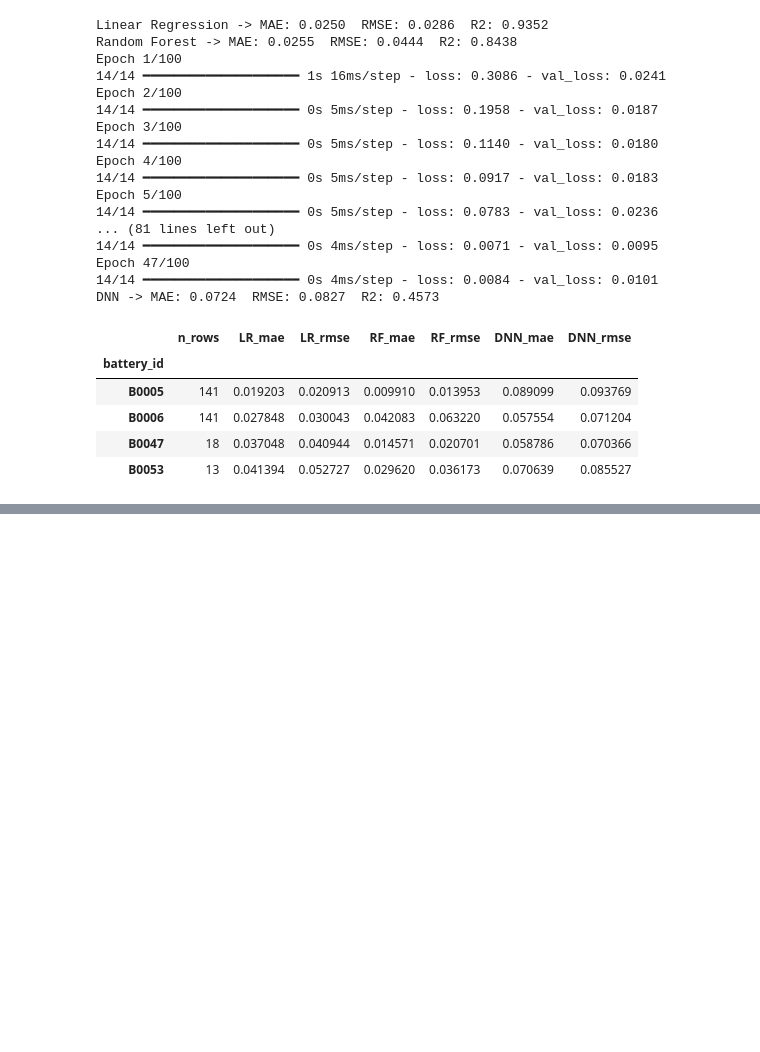
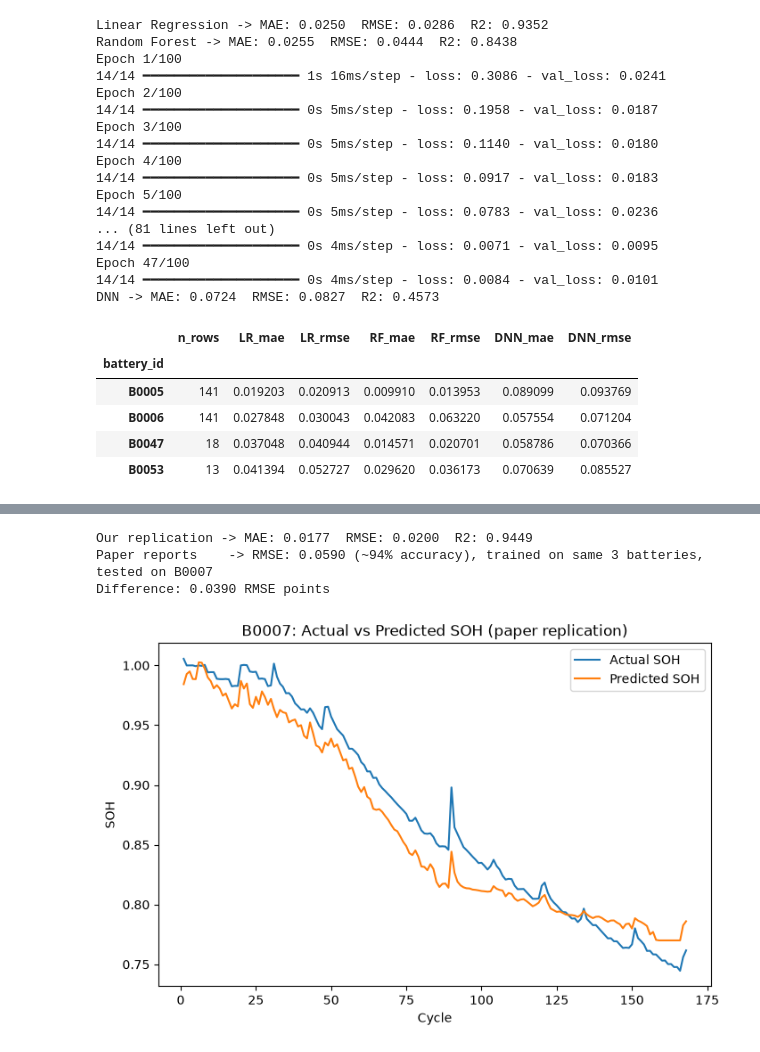
Before and after one commit to HarikeshopGCEK/BTECH_FINAL_YEAR_PROJECT, a Jupyter notebook: NASA Dataset/Model/SoH_Study/SoH_estimation_with_Imp.ipynb, the cells around one changed output, grey strips where cells are left out. Saved outputs shown, nothing was run; the diff lists cells and outputs as text; code cells hidden in the pictures; blank space fills up the shorter version.

```diff
--- a/NASA Dataset/Model/SoH_Study/SoH_estimation_with_Imp.ipynb
+++ b/NASA Dataset/Model/SoH_Study/SoH_estimation_with_Imp.ipynb
@@ -912,0 +956,21 @@ imp_summary
+# %%
+mean = X_train.mean(axis=0)
+std = X_train.std(axis=0)
+std[std == 0] = 1.0
+X_train_n = (X_train - mean) / std
+X_test_n = (X_test - mean) / std
+# %%
+# Dropout rate is not stated in the paper -- 0.2 is a reasonable assumed
+# default, flagged here since it's not a literal reproduction of that value
+DROPOUT_RATE = 0.2
+
+dnn = keras.Sequential([
+    keras.layers.Input(shape=(X_train_n.shape[1],)),
+    keras.layers.Dense(8, activation='relu'),
+    keras.layers.Dense(8, activation='relu'),
+    keras.layers.Dense(8, activation='relu'),
+    keras.layers.Dropout(DROPOUT_RATE),
+    keras.layers.Dense(1)
+])
+dnn.compile(optimizer='adam', loss='mse')
+dnn.summary()
@@ -912,0 +996,8 @@ imp_summary
+# %%
+EPOCHS = 100
+BATCH_SIZE = 8  # small, given only ~3 batteries' worth of training rows
+
+history = dnn.fit(
+    X_train_n, y_train,
+    epochs=EPOCHS, batch_size=BATCH_SIZE, verbose=1
+)
@@ -912,0 +1022,31 @@ imp_summary
+# %%
+dnn_pred = dnn.predict(X_test_n, verbose=0).flatten()
+dnn_mae = mean_absolute_error(y_test, dnn_pred)
+dnn_rmse = np.sqrt(mean_squared_error(y_test, dnn_pred))
+dnn_r2 = r2_score(y_test, dnn_pred)
+
+print(f'Our replication -> MAE: {dnn_mae:.4f}  RMSE: {dnn_rmse:.4f}  R2: {dnn_r2:.4f}')
+print(f'Paper reports    -> RMSE: 0.0590 (~94% accuracy), trained on same 3 batteries, tested on B0007')
+print(f'Difference: {abs(dnn_rmse - 0.059):.4f} RMSE points')
+# %% [output]
+Our replication -> MAE: 0.0177  RMSE: 0.0200  R2: 0.9449
+Paper reports    -> RMSE: 0.0590 (~94% accuracy), trained on same 3 batteries, tested on B0007
+Difference: 0.0390 RMSE points
+# %%
+import matplotlib.pyplot as plt
+
+test_sorted = test_df.sort_values('cycle')
+pred_sorted = dnn.predict(
+    (test_sorted[feature_cols].values - mean) / std, verbose=0
+).flatten()
+
+plt.figure(figsize=(8,5))
+plt.plot(test_sorted['cycle'], test_sorted['soh'], label='Actual SOH')
+plt.plot(test_sorted['cycle'], pred_sorted, label='Predicted SOH')
+plt.xlabel('Cycle')
+plt.ylabel('SOH')
+plt.legend()
+plt.title('B0007: Actual vs Predicted SOH (paper replication)')
+plt.show()
+# %% [output]
+[figure, added]
```
Also changed, not shown: parts of 4 cells of this notebook.
